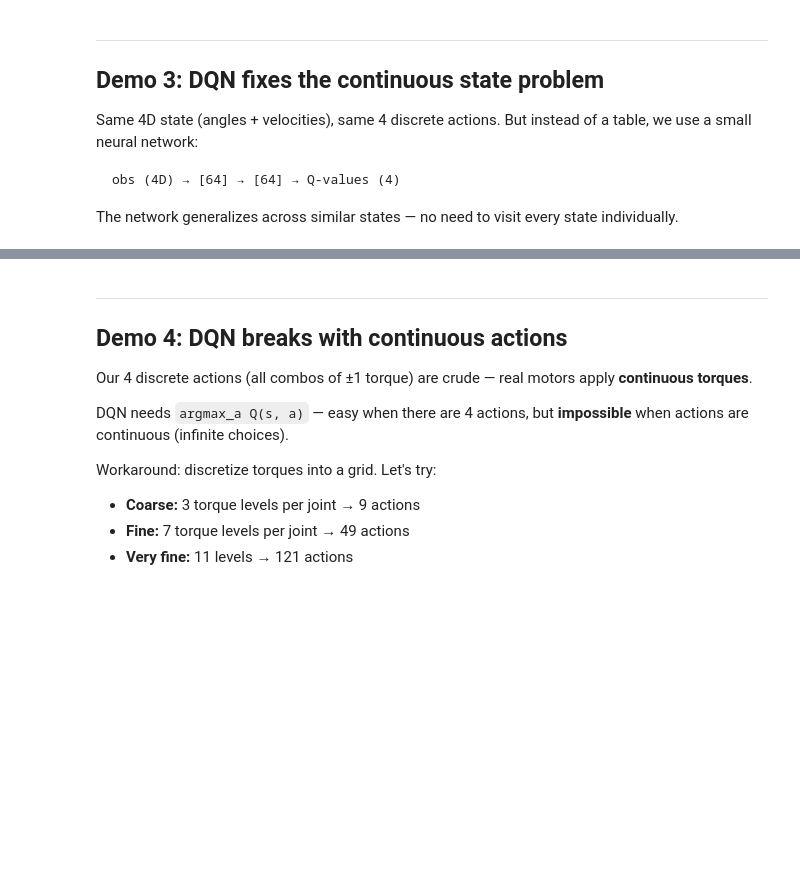
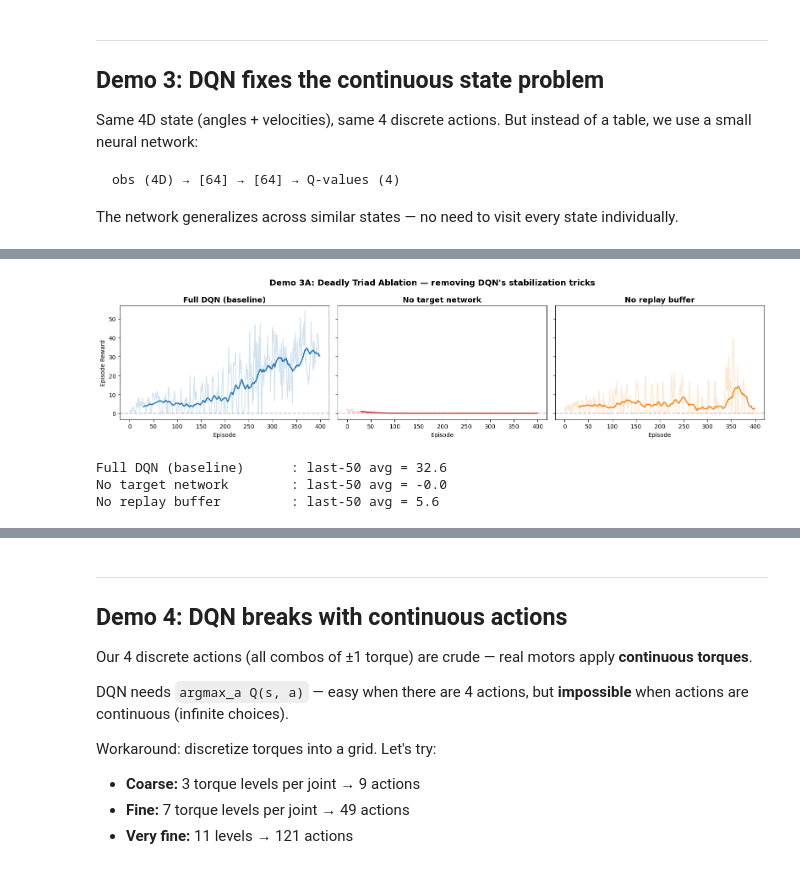
Before and after one commit to yijiangh/cmm26_intro_to_rl, a Jupyter notebook: demo_crawler_rl.ipynb, the cells around one changed output, grey strips where cells are left out. Cells and saved outputs as stored; diff of their text form; code cells hidden in the pictures; blank space fills up the shorter version.

```diff
--- a/demo_crawler_rl.ipynb
+++ b/demo_crawler_rl.ipynb
@@ -572,8 +887,10 @@ print(f'State: 4D continuous (arm angle, hand angle, arm vel, hand vel)')
 print(f'Actions: 4 discrete (same as before)')
 print(f'Q-function: neural network (4 → 64 → 64 → 4)\n')
 
-env_dqn = CrawlerEnv(include_velocity=True, max_steps=300)
+env_dqn = CrawlerEnv(include_velocity=True, max_steps=500)
 
 q_net_4, rewards_dqn_4 = train_dqn(
     env_dqn, ACTIONS_4, n_episodes=400
 )
+
+# TODO need to train the same number of episodes as the tabular Q, to be fair.
@@ -606,0 +991,34 @@ show_video(frames_dqn, title='DQN: 4D continuous state, 4 discrete actions (work
+# %%
+# Plot ablation results
+fig, axes = plt.subplots(1, 3, figsize=(16, 4), sharey=True)
+window = 30
+
+data = [
+    ('Full DQN (baseline)', rewards_dqn_4, 'tab:blue'),
+    ('No target network', rewards_no_target, 'tab:red'),
+    ('No replay buffer', rewards_no_replay, 'tab:orange'),
+]
+
+for ax, (title, rewards, color) in zip(axes, data):
+    ax.plot(rewards, alpha=0.2, color=color)
+    smoothed = np.convolve(rewards, np.ones(window)/window, mode='valid')
+    ax.plot(np.arange(window-1, len(rewards)), smoothed, color=color, lw=2)
+    ax.set_title(title, fontsize=13, fontweight='bold')
+    ax.set_xlabel('Episode')
+    ax.axhline(y=0, color='gray', ls='--', alpha=0.5)
+
+axes[0].set_ylabel('Episode Reward')
+fig.suptitle('Demo 3A: Deadly Triad Ablation — removing DQN\'s stabilization tricks',
+             fontsize=14, fontweight='bold')
+plt.tight_layout()
+plt.show()
+
+# Print summary
+for title, rewards, _ in data:
+    last50 = np.mean(rewards[-50:])
+    print(f'{title:25s}: last-50 avg = {last50:.1f}')
+# %% [output]
+[figure, added]
+Full DQN (baseline)      : last-50 avg = 32.6
+No target network        : last-50 avg = -0.0
+No replay buffer         : last-50 avg = 5.6
```
Also changed, not shown: parts of 32 cells of this notebook, 7 other files.
